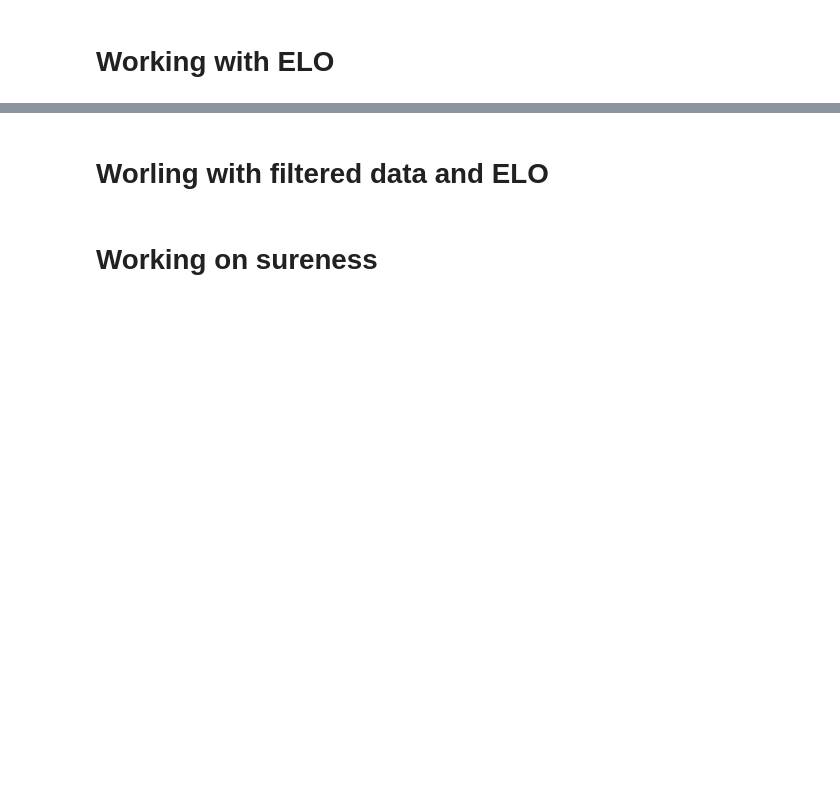
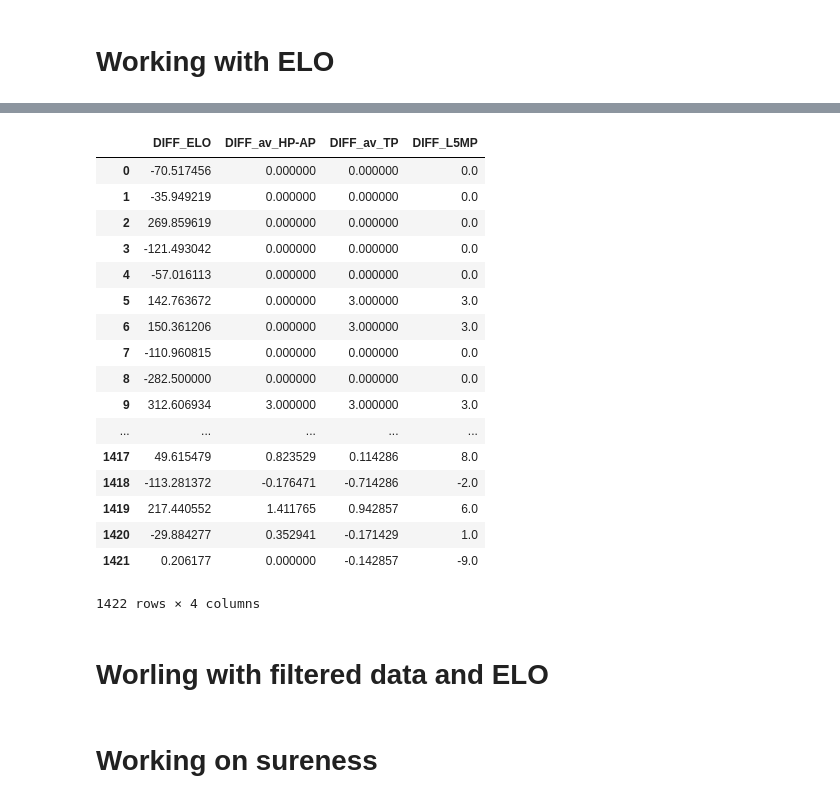
Before and after one commit to hh1713/football_machine, a Jupyter notebook: notebooks/final_project.ipynb, the cells around one changed output, grey strips where cells are left out. Drawn from its saved outputs; the diff is of its cells as text; code cells hidden in the pictures; blank space fills up the shorter version.

```diff
--- a/notebooks/final_project.ipynb
+++ b/notebooks/final_project.ipynb
@@ -561,2 +563,4 @@ scores
 # %% [markdown]
 # Working with ELO
+# %%
+final_elo=pd.read_csv('../Data/from_sqlite_Data/Realfinal_withELO.csv')
@@ -562,0 +577,6 @@ scores
+# %%
+allchampionships_elo=[]
+for i in range(len(final_elo.country_id.unique())):
+    allchampionships_elo.append(MyDf(final_elo[final_elo['country_id']==final_elo.country_id.unique()[i]].sort(columns='Date')))
+    allchampionships_elo[i].df.reset_index(inplace=True)
+    allchampionships_elo[i].df.drop(['index'],axis=1,inplace=True)
@@ -562,0 +604,21 @@ scores
+# %%
+allchampionships_elo[0].df.iloc[:,[103,93,92,91]]
+# %% [output]
+|  | DIFF_ELO | DIFF_av_HP-AP | DIFF_av_TP | DIFF_L5MP |
+| 0 | -70.517456 | 0.000000 | 0.000000 | 0.0 |
+| 1 | -35.949219 | 0.000000 | 0.000000 | 0.0 |
+| 2 | 269.859619 | 0.000000 | 0.000000 | 0.0 |
+| 3 | -121.493042 | 0.000000 | 0.000000 | 0.0 |
+| 4 | -57.016113 | 0.000000 | 0.000000 | 0.0 |
+| 5 | 142.763672 | 0.000000 | 3.000000 | 3.0 |
+| 6 | 150.361206 | 0.000000 | 3.000000 | 3.0 |
+| 7 | -110.960815 | 0.000000 | 0.000000 | 0.0 |
+| 8 | -282.500000 | 0.000000 | 0.000000 | 0.0 |
+| 9 | 312.606934 | 3.000000 | 3.000000 | 3.0 |
+| ... | ... | ... | ... | ... |
+| 1417 | 49.615479 | 0.823529 | 0.114286 | 8.0 |
+| 1418 | -113.281372 | -0.176471 | -0.714286 | -2.0 |
+| 1419 | 217.440552 | 1.411765 | 0.942857 | 6.0 |
+| 1420 | -29.884277 | 0.352941 | -0.171429 | 1.0 |
+| 1421 | 0.206177 | 0.000000 | -0.142857 | -9.0 |
+1422 rows × 4 columns
```
Also changed, not shown: parts of 8 cells of this notebook, 1 other file.
